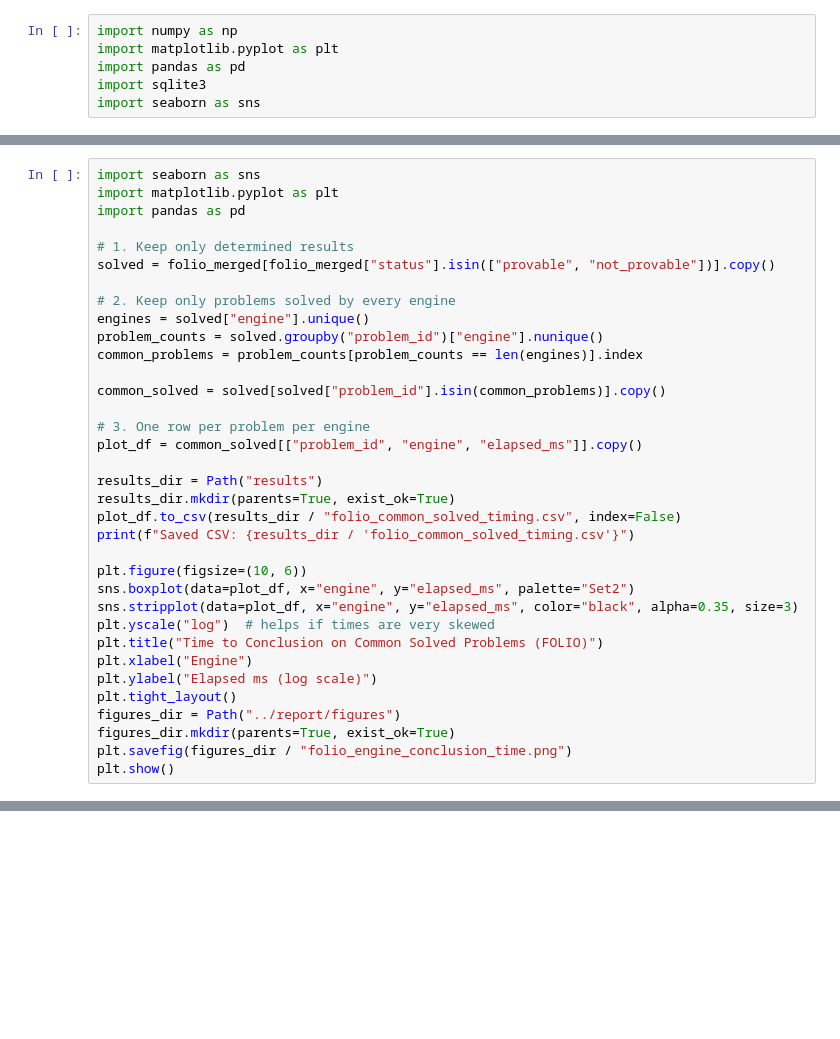
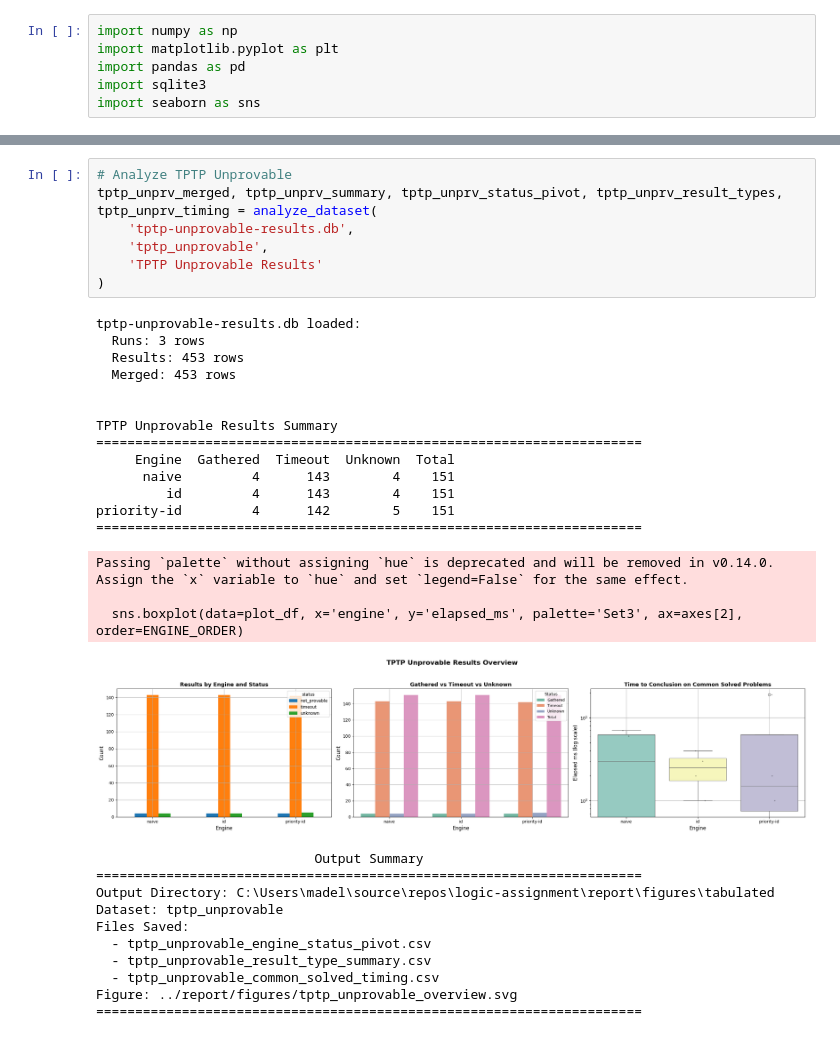
Before and after one commit to madiabio/logic-assignment, a Jupyter notebook: analysis/notebook.ipynb, the cells around one changed output, grey strips where cells are left out. Saved outputs shown, nothing was run; the diff lists cells and outputs as text; blank space fills up the shorter version.

```diff
--- a/analysis/notebook.ipynb
+++ b/analysis/notebook.ipynb
@@ -174,35 +29,0 @@ Saved CSV: results\folio_result_type_summary.csv
-# %%
-import seaborn as sns
-import matplotlib.pyplot as plt
-import pandas as pd
-
-# 1. Keep only determined results
-solved = folio_merged[folio_merged["status"].isin(["provable", "not_provable"])].copy()
-
-# 2. Keep only problems solved by every engine
-engines = solved["engine"].unique()
-problem_counts = solved.groupby("problem_id")["engine"].nunique()
-common_problems = problem_counts[problem_counts == len(engines)].index
-
-common_solved = solved[solved["problem_id"].isin(common_problems)].copy()
-
-# 3. One row per problem per engine
-plot_df = common_solved[["problem_id", "engine", "elapsed_ms"]].copy()
-
-results_dir = Path("results")
-results_dir.mkdir(parents=True, exist_ok=True)
-plot_df.to_csv(results_dir / "folio_common_solved_timing.csv", index=False)
-print(f"Saved CSV: {results_dir / 'folio_common_solved_timing.csv'}")
-
-plt.figure(figsize=(10, 6))
-sns.boxplot(data=plot_df, x="engine", y="elapsed_ms", palette="Set2")
-sns.stripplot(data=plot_df, x="engine", y="elapsed_ms", color="black", alpha=0.35, size=3)
-plt.yscale("log")  # helps if times are very skewed
-plt.title("Time to Conclusion on Common Solved Problems (FOLIO)")
-plt.xlabel("Engine")
-plt.ylabel("Elapsed ms (log scale)")
-plt.tight_layout()
-figures_dir = Path("../report/figures")
-figures_dir.mkdir(parents=True, exist_ok=True)
-plt.savefig(figures_dir / "folio_engine_conclusion_time.png")
-plt.show()
@@ -442,0 +285,35 @@ Saved CSV: results\tptp_unprovable_common_solved_timing.csv
+# %%
+# Analyze TPTP Unprovable
+tptp_unprv_merged, tptp_unprv_summary, tptp_unprv_status_pivot, tptp_unprv_result_types, tptp_unprv_timing = analyze_dataset(
+    'tptp-unprovable-results.db',
+    'tptp_unprovable',
+    'TPTP Unprovable Results'
+)
+# %% [output]
+tptp-unprovable-results.db loaded:
+  Runs: 3 rows
+  Results: 453 rows
+  Merged: 453 rows
+
+
+TPTP Unprovable Results Summary
+======================================================================
+     Engine  Gathered  Timeout  Unknown  Total
+      naive         4      143        4    151
+         id         4      143        4    151
+priority-id         4      142        5    151
+======================================================================
+Passing `palette` without assigning `hue` is deprecated and will be removed in v0.14.0. Assign the `x` variable to `hue` and set `legend=False` for the same effect.
+
+  sns.boxplot(data=plot_df, x='engine', y='elapsed_ms', palette='Set3', ax=axes[2], order=ENGINE_ORDER)
+[figure, added]
+                            Output Summary
+======================================================================
+Output Directory: C:\Users\madel\source\repos\logic-assignment\report\figures\tabulated
+Dataset: tptp_unprovable
+Files Saved:
+  - tptp_unprovable_engine_status_pivot.csv
+  - tptp_unprovable_result_type_summary.csv
+  - tptp_unprovable_common_solved_timing.csv
+Figure: ../report/figures/tptp_unprovable_overview.svg
+======================================================================
```
Also changed, not shown: parts of 11 cells of this notebook, 20 other files.
